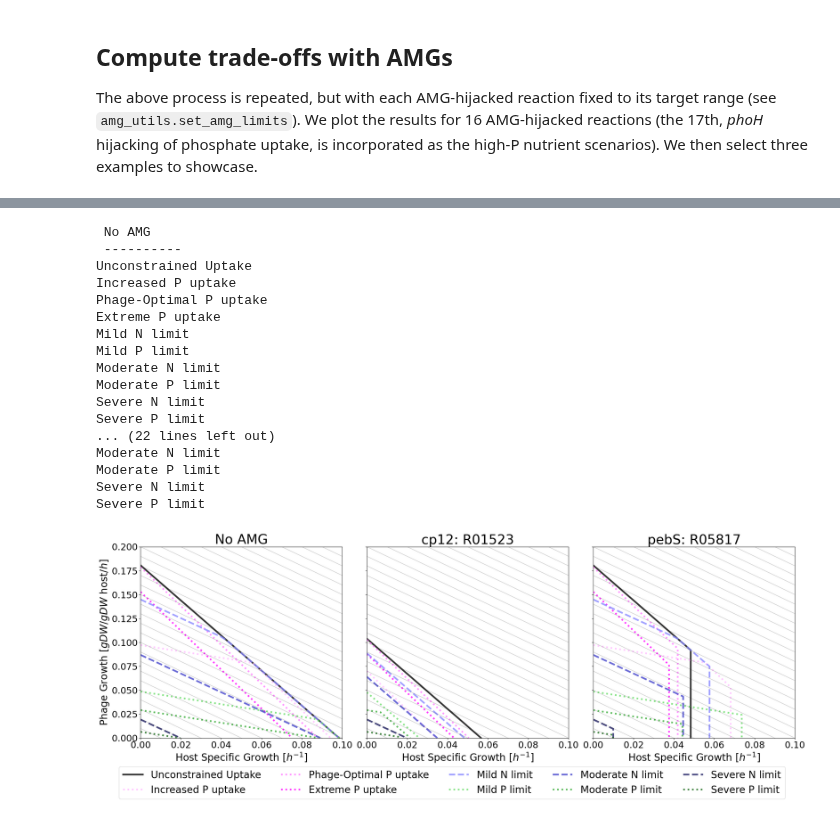
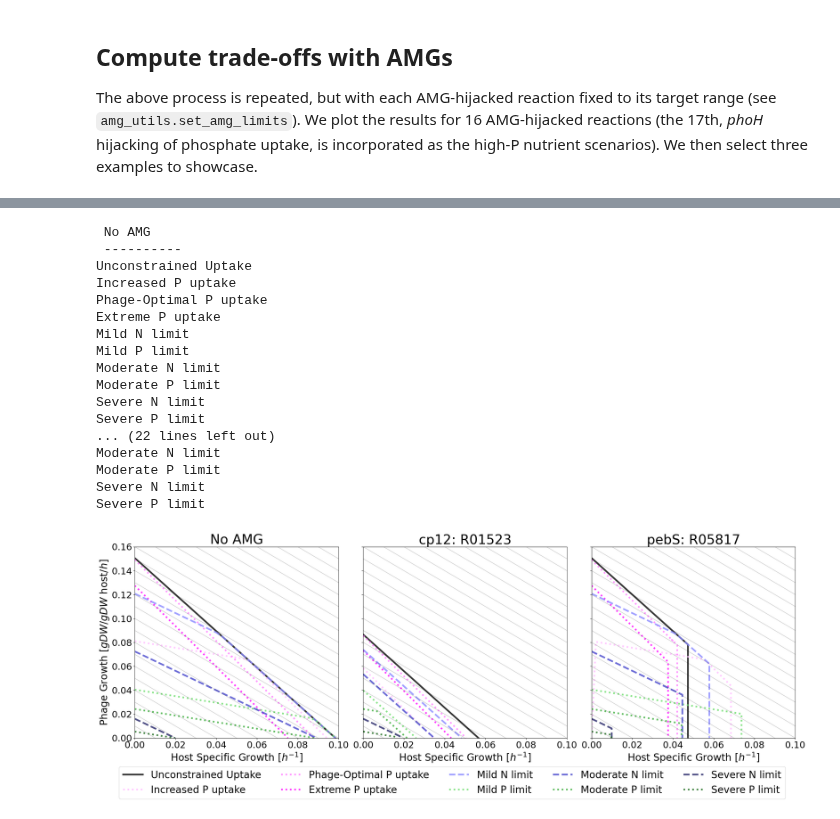
Before and after one commit to NWBRaVE/p-hm2-amgs-in-med4, a Jupyter notebook: host_vs_phage_biomass.ipynb, the cells around one changed output, grey strips where cells are left out. Saved outputs shown, nothing was run; the diff lists cells and outputs as text; code cells hidden in the pictures.

```diff
--- a/host_vs_phage_biomass.ipynb
+++ b/host_vs_phage_biomass.ipynb
@@ -178,7 +178,7 @@ for scenario in scenarios:
 for m in np.linspace(0.0, 0.4, 81):
     ax.plot(host_optimum_frac, m - host_optimum_frac, "k-", linewidth=1, alpha=0.15)
 ax.set_xlim(0, 0.1)
-ax.set_ylim(0, 0.2)
+ax.set_ylim(0, 0.16)
 ax.set_xlabel(r"Host Specific Growth $[h^{-1}]$", fontsize=16)
 ax.set_ylabel(r"Phage Growth $[gDW /gDW$ host$ / h]$", fontsize=16)
 ax.tick_params(labelsize=14)
@@ -290,7 +290,7 @@ for (amg, direction), ax in zip(
     for m in np.linspace(0.0, 0.4, 81):
         ax.plot(host_optimum_frac, m - host_optimum_frac, "k-", linewidth=1, alpha=0.15)
     ax.set_xlim(0, 0.1)
-    ax.set_ylim(0, 0.2)
+    ax.set_ylim(0, 0.16)
     ax.set_xlabel(r"Host Specific Growth $[h^{-1}]$", fontsize=16)
     ax.set_ylabel(r"Phage Growth $[gDW /gDW$ host$ / h]$", fontsize=16)
     ax.tick_params(labelsize=14)
@@ -390,38 +390,38 @@ for (amg, direction), ax in zip(amgs_example.items(), axs.flatten()):
     for m in np.linspace(0.0, 0.4, 41):
         ax.plot(host_optimum_frac, m - host_optimum_frac, "k-", linewidth=1, alpha=0.25)
     ax.set_xlim(0, 0.1)
-    ax.set_ylim(0, 0.2)
+    ax.set_ylim(0, 0.16)
     ax.set_xlabel(r"Host Specific Growth $[h^{-1}]$", fontsize=24)
     ax.set_ylabel(r"Phage Growth $[gDW /gDW$ host$ / h]$", fontsize=24)
     ax.tick_params(labelsize=22)
     ax.legend().remove()
     if direction:
         ax.set_title(f"{amg_rxn_names[amg]}", fontsize=32)
     else:
         ax.set_title(amg, fontsize=32)
 handles, labels = plt.gca().get_legend_handles_labels()
 by_label = dict(zip(labels, handles))
 fig.legend(
     by_label, fontsize=24, ncols=5, loc="lower center", bbox_to_anchor=(0.5, -0.15)
 )
 fig.tight_layout()
 plt.show()
 # %% [output]
  No AMG
  ----------
 Unconstrained Uptake
 Increased P uptake
 Phage-Optimal P uptake
 Extreme P uptake
 Mild N limit
 Mild P limit
 Moderate N limit
 Moderate P limit
 Severe N limit
 Severe P limit
 ... (22 lines left out)
 Moderate N limit
 Moderate P limit
 Severe N limit
 Severe P limit
-[figure, old version]
+[figure, new version]
```
Also changed, not shown: parts of 3 cells of this notebook, 4 other files.
